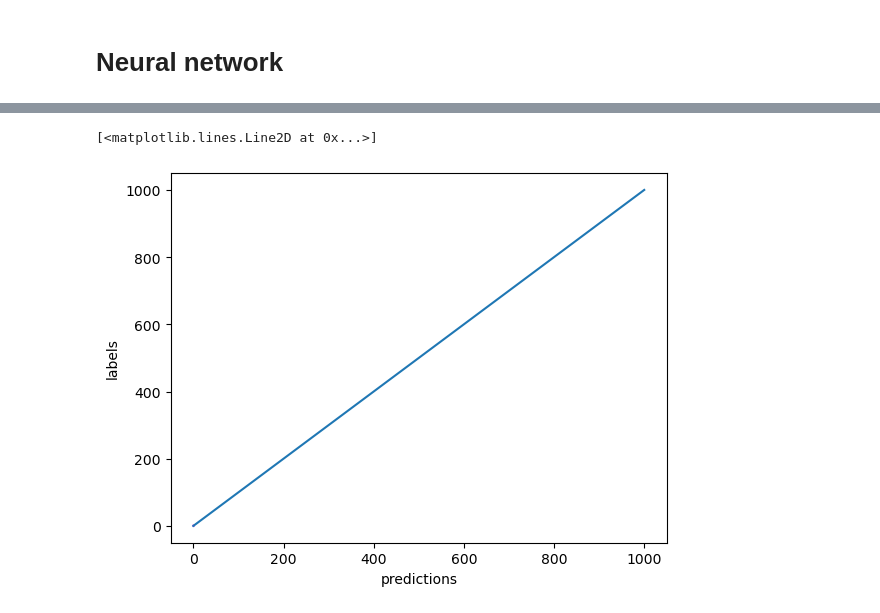
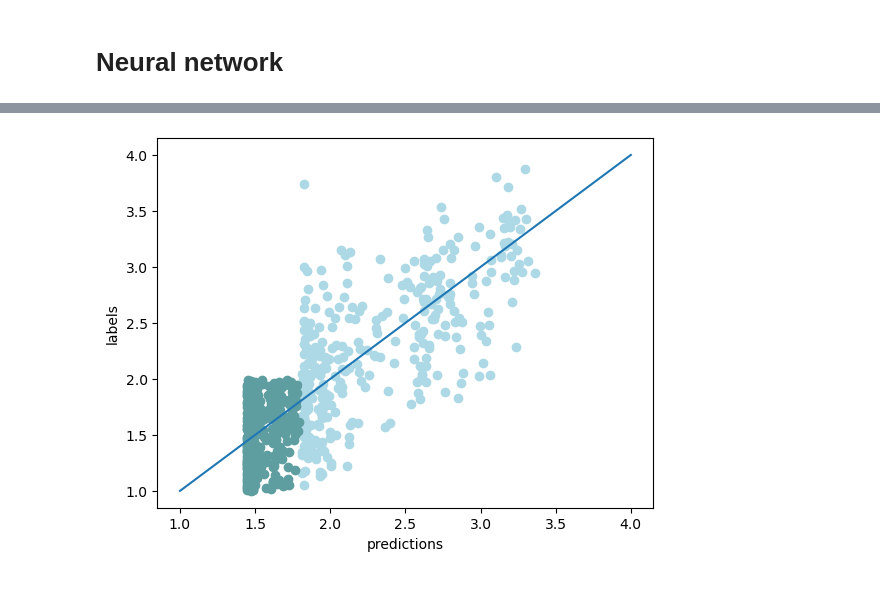
Before and after one commit to violetzheng/dl-est-param, a Jupyter notebook: birth_death_trees.ipynb, the cells around one changed output, grey strips where cells are left out. Cells and saved outputs as stored; diff of their text form; code cells hidden in the pictures.

```diff
--- a/birth_death_trees.ipynb
+++ b/birth_death_trees.ipynb
@@ -126,7 +167,7 @@ for tree in simulated_trees:
     bio_phylo_tree = Phylo.read(file, "newick")
     bio_phylo_simulated_trees.append(bio_phylo_tree)
 # %%
-x,y = bio_phylo_simulated_trees, matching_parameters
+x,y = bio_phylo_simulated_trees, get_pickled_param
 
 y=np.array(y)
 x_train, x_test, y_train, y_test = train_test_split(x, y, test_size=0.33, random_state=5)
@@ -221,4 +275,4 @@ myModel(
 )
 # %%
 loss_func = nn.MSELoss()
-optimizer = torch.optim.SGD(model.parameters(), lr=0.01)
+optimizer = torch.optim.SGD(model.parameters(), lr=0.1) #TOO HIGH LEARNING RATE
@@ -283,21 +355,21 @@ model.load_state_dict(torch.load(PATH))
 
 with torch.no_grad():
     total_loss = 0.0
-    temp = x_test
-    rand_vector = random.sample(range(0, len(temp) -1),random.randint((len(temp)-1)//2, len(temp)-1))
-    selected = [temp[i] for i in rand_vector]
+    #temp = x_test
+    #rand_vector = random.sample(range(0, len(temp) -1),random.randint((len(temp)-1)//2, len(temp)-1))
+    #selected = [temp[i] for i in rand_vector]
     predictions = []
     labels = []
 
-    temp1 = y_test
-    selected_test = [temp1[i] for i in rand_vector]
+    #temp1 = y_test
+    #selected_test = [temp1[i] for i in rand_vector]
 
-    for i in range(len(selected)):
-        predict_y = model(selected[i]).squeeze(0)
+    for i in range(0,len(x_test)):
+        predict_y = model(x_test[i]).squeeze(0)
         predictions.append(predict_y.detach().numpy())
-        labels.append(selected_test[i].detach().numpy())
-        loss = loss_func(predict_y, selected_test[i])
+        labels.append(y_test[i].detach().numpy())
+        loss = loss_func(predict_y, y_test[i])
+        #print(loss.item())
         total_loss += loss.item()
-    loss = total_loss/len(selected)
-    print(f'MSE Loss: {loss / (i + 1):.5f}')
+    print(f'MSE Loss: {total_loss/len(x_test)}')
 # %% [output]
@@ -305,8 +377,21 @@ MSE Loss: 0.00002
+# %%
+#plot birth rate
+prediction_birth = []
+prediction_death = []
+actual_birth = []
+actual_death = []
+for i in predictions:
+    prediction_birth.append(i[0])
+    prediction_death.append(i[1])
+for i in labels:
+    actual_birth.append(i[0])
+    actual_death.append(i[1])
 # %%
-plt.plot(predictions, labels, color = 'violet')
+plt.scatter(prediction_birth, actual_birth, color = 'lightblue')
+plt.scatter(prediction_death, actual_death, color = 'cadetblue')
+plt.plot([1,4],[1,4])
 plt.xlabel("predictions")
 plt.ylabel("labels")
-plt.plot([0,1000],[0,1000])
+plt.savefig("predictions_BD1.svg")
 # %% [output]
-[<matplotlib.lines.Line2D at 0x...>]
-[figure, old version]
+[figure, new version]
```
Also changed, not shown: parts of 21 cells of this notebook, 2 other files.
